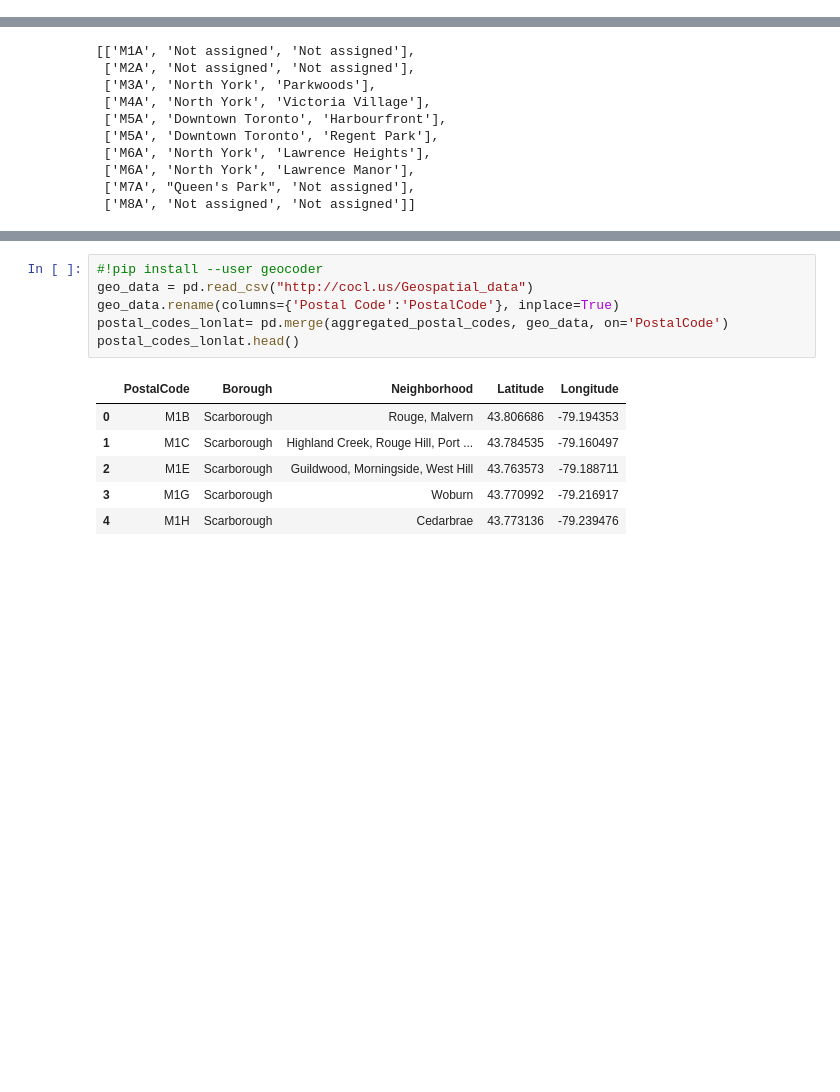
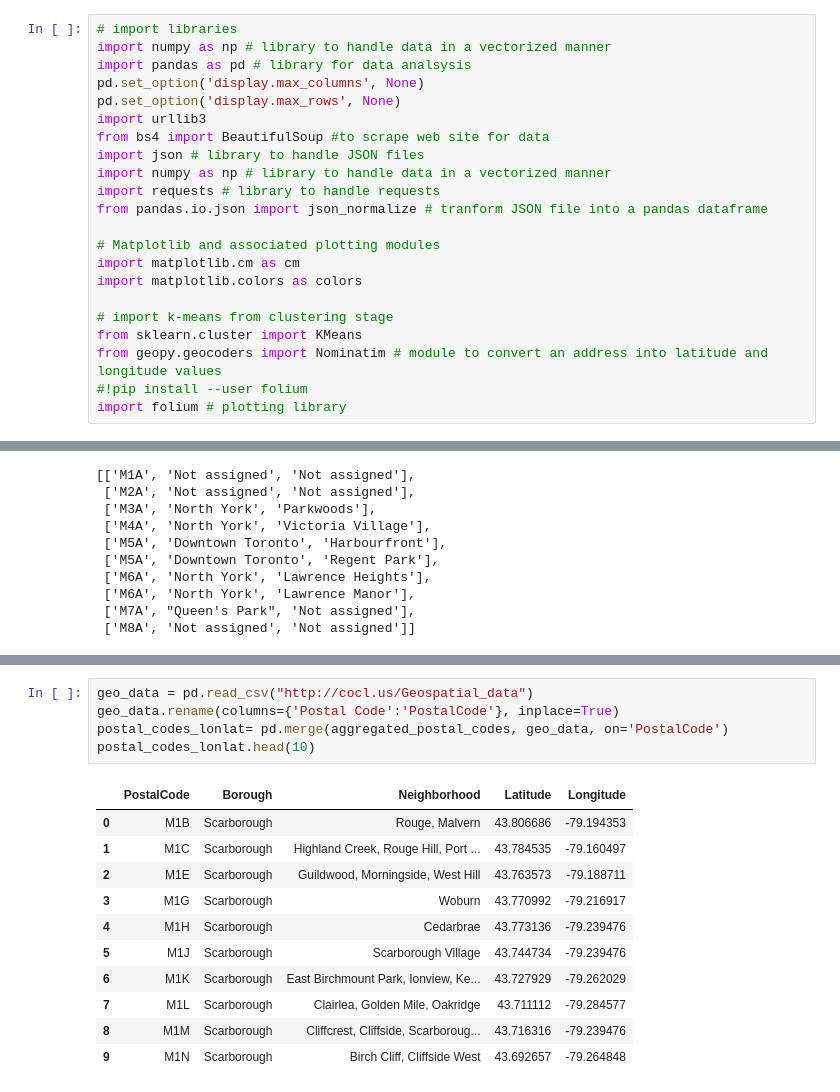
Before and after one commit to hijabe/Coursera_Capstone, a Jupyter notebook: Coursera - clustering neightborhoods in Toronto.ipynb, the cells around one changed output, grey strips where cells are left out. Cells and saved outputs as stored; diff of their text form; blank space fills up the shorter version.

```diff
--- a/Coursera - clustering neightborhoods in Toronto.ipynb
+++ b/Coursera - clustering neightborhoods in Toronto.ipynb
@@ -10 +13,23 @@ from bs4 import BeautifulSoup
+# %%
+# import libraries
+import numpy as np # library to handle data in a vectorized manner
+import pandas as pd # library for data analsysis
+pd.set_option('display.max_columns', None)
+pd.set_option('display.max_rows', None)
+import urllib3
+from bs4 import BeautifulSoup #to scrape web site for data
+import json # library to handle JSON files
+import numpy as np # library to handle data in a vectorized manner
+import requests # library to handle requests
+from pandas.io.json import json_normalize # tranform JSON file into a pandas dataframe
+
+# Matplotlib and associated plotting modules
+import matplotlib.cm as cm
+import matplotlib.colors as colors
+
+# import k-means from clustering stage
+from sklearn.cluster import KMeans
+from geopy.geocoders import Nominatim # module to convert an address into latitude and longitude values
+#!pip install --user folium
+import folium # plotting library
 # %% [markdown]
@@ -76,13 +116,17 @@ In the following cell, I couldn't get the geocoder to return log and lat, so I u
 # %%
-#!pip install --user geocoder
 geo_data = pd.read_csv("http://cocl.us/Geospatial_data")
 geo_data.rename(columns={'Postal Code':'PostalCode'}, inplace=True)
 postal_codes_lonlat= pd.merge(aggregated_postal_codes, geo_data, on='PostalCode')
-postal_codes_lonlat.head()
+postal_codes_lonlat.head(10)
 # %% [output]
 |  | PostalCode | Borough | Neighborhood | Latitude | Longitude |
 | 0 | M1B | Scarborough | Rouge, Malvern | 43.806686 | -79.194353 |
 | 1 | M1C | Scarborough | Highland Creek, Rouge Hill, Port ... | 43.784535 | -79.160497 |
 | 2 | M1E | Scarborough | Guildwood, Morningside, West Hill | 43.763573 | -79.188711 |
 | 3 | M1G | Scarborough | Woburn | 43.770992 | -79.216917 |
 | 4 | M1H | Scarborough | Cedarbrae | 43.773136 | -79.239476 |
+| 5 | M1J | Scarborough | Scarborough Village | 43.744734 | -79.239476 |
+| 6 | M1K | Scarborough | East Birchmount Park, Ionview, Ke... | 43.727929 | -79.262029 |
+| 7 | M1L | Scarborough | Clairlea, Golden Mile, Oakridge | 43.711112 | -79.284577 |
+| 8 | M1M | Scarborough | Cliffcrest, Cliffside, Scarboroug... | 43.716316 | -79.239476 |
+| 9 | M1N | Scarborough | Birch Cliff, Cliffside West | 43.692657 | -79.264848 |
```
Also changed, not shown: parts of 26 cells of this notebook.
